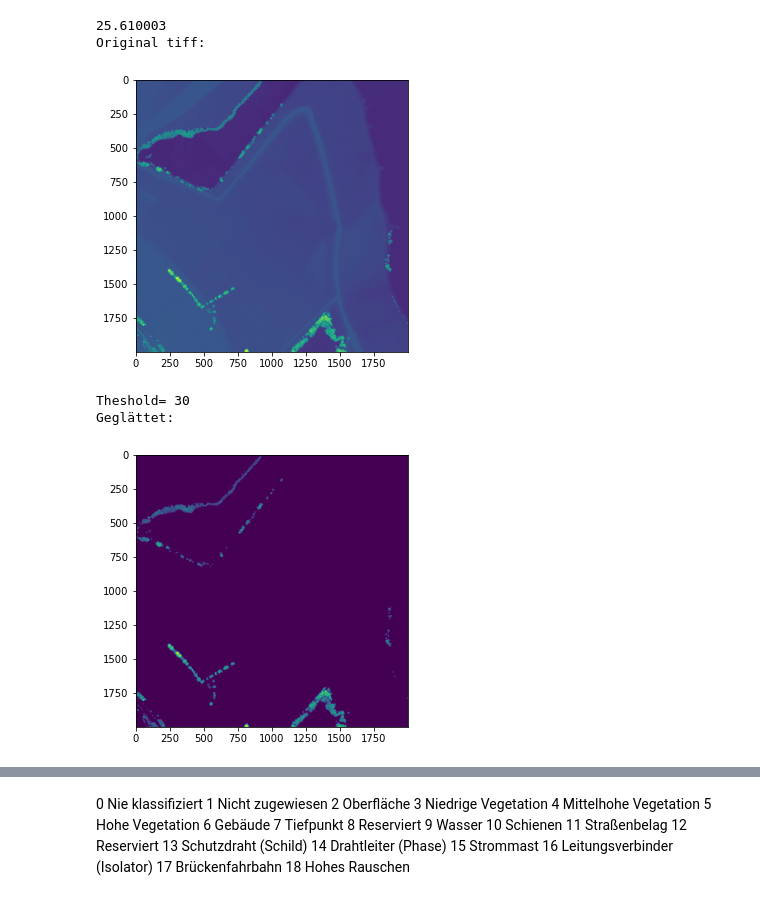
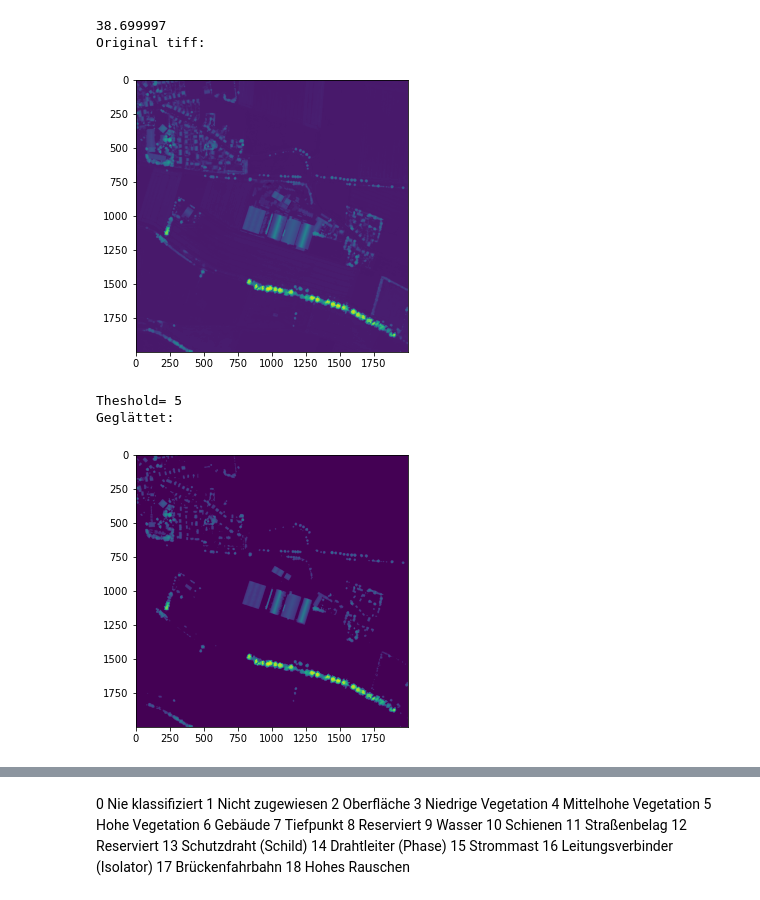
Before and after one commit to JanFfm/lidar-vegetation-data, a Jupyter notebook: tree_clustering.ipynb, the cells around one changed output, grey strips where cells are left out. Drawn from its saved outputs; the diff is of its cells as text; code cells hidden in the pictures.

```diff
--- a/tree_clustering.ipynb
+++ b/tree_clustering.ipynb
@@ -11,49 +11,58 @@ import os
 import cv2
 import matplotlib.pyplot as plt
 %matplotlib inline
+#ganz schlecht klassifiziet:3dm_32_330_5726_1_nw.las
+
+las_files=["3dm_32_330_5723_1_nw.las", "3dm_32_331_5722_1_nw.las","3dm_32_338_5725_1_nw.las", "3dm_32_337_5727_1_nw.las", "3dm_32_337_5726_1_nw.las","3dm_32_337_5725_1_nw.las"]
+folder = "lidar-files/3.2buildings/Wesel"
+las_file = folder+ "/" + las_files[0]
+
 #setze größe der geplotteten bilder:
 plt.rcParams['figure.figsize'] = [5, 5]
 
 #lade bild als numpy.array
-bdom_file = "ndom50_32324_5729_1_nw_2018.tif"
+bdom_file = "ndom50_32330_5723_1_nw_2018.tif"
 im = numpy.array(Image.open(bdom_file))
 #scaliere in pixel-werte größer 0
 m = - numpy.min(im)
 #im = im + m
 
 #scaliere in range(0,255) und als integer-array:
 m = numpy.max(im)
 print(m)
-im = ((im/m) *255).astype(numpy.int32)
+#im = ((im/m) *255).astype(numpy.int32)
 
 print("Original tiff:")
 plt.imshow(im)
 plt.show()
 
 #setze alle pixelwerte < thresshold = 0, um den boden zu glätten
 #sonst werden bei jeder kleinen bodenwelle lokale maxima gefunden
-threshhold = 30 #(numpy.max(im) - numpy.min(im)) * 0.02
+threshhold =5 #(numpy.max(im) + numpy.min(im)) * 0.03
 print("Theshold=", threshhold)
 im = numpy.where(im > threshhold, im, 0) # 0.3,
 print("Geglättet:")
 
 plt.imshow(im)
 plt.show()
 ##gaussischer filter (falsch!):
 #print("Weichzeichnen:")
 #im = gaussian_filter(im, sigma=3)
 #median filter
-im = median_filter(im, size=10)
+im = median_filter(im, size=2)
 
 
 #setze größe der geplotteten bilder:
 plt.rcParams['figure.figsize'] = [20, 20]
 plt.imshow(im)
 plt.show()
+
+
+#43 Bäume laut kataster
 # %% [output]
-25.610003
+38.699997
 Original tiff:
-[figure, old version]
+[figure, new version]
-Theshold= 30
+Theshold= 5
 Geglättet:
-[figure, old version]
+[figure, new version]
```
Also changed, not shown: parts of 7 cells of this notebook, 8 other files.
